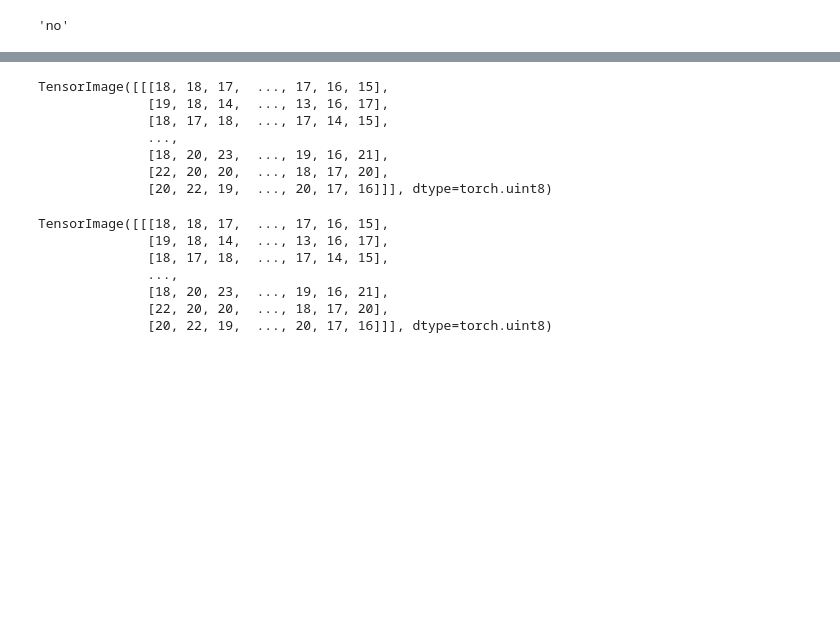
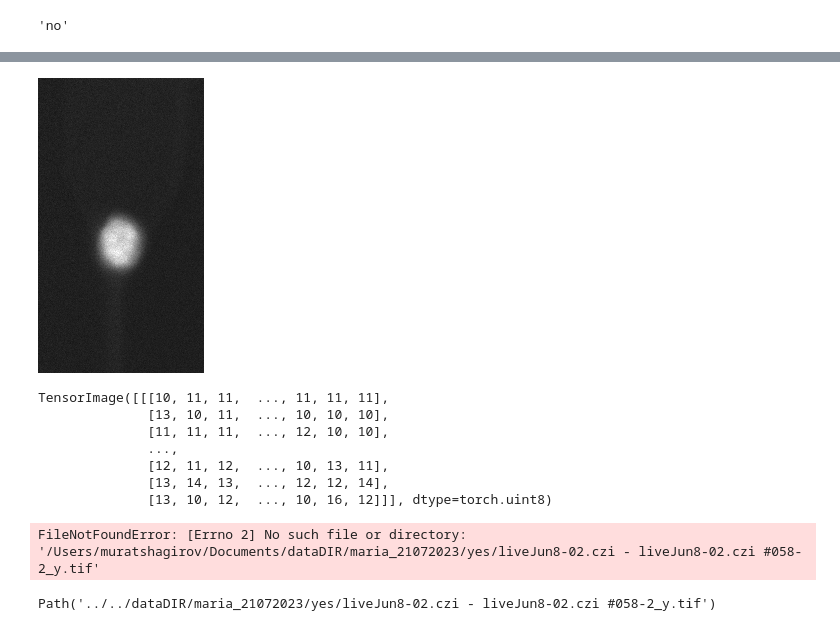
Before and after one commit to mshagirov/cell-migration-code, a Jupyter notebook: 0_fastai_info.ipynb, the cells around one changed output, grey strips where cells are left out. Drawn from its saved outputs; the diff is of its cells as text; code cells hidden in the pictures; blank space fills up the shorter version.

```diff
--- a/0_fastai_info.ipynb
+++ b/0_fastai_info.ipynb
@@ -49,13 +137 @@ Path('/mnt/mbi/images/micros/murat/dataDIR/maria_21072023/no/liveJun8-02.czi - l
-# %%
-import skimage.io
-
-def imread2pil(fpath):
-    '''
-    read the middle frame and convert to PIL image.
-    '''
-    im = skimage.io.imread(str(fpath))
-    # later need to add normalization for each channel,
-    # now only CH1 of CH:0-2
-    im = np.uint8( 255 * (im/im[:,:,:,1].max()) )
-    return PILImage.create(im[im.shape[0]//2][:,:,1])
 # %%
@@ -107,20 +179,22 @@ tconv = ToTensor()
+# %%
+pil_img_k = imread2pil(fn); pil_img_k
+# %% [output]
+[figure, added]
 # %%
-tconv(imread2pil(fn))
+tconv(pil_img_k)
 # %% [output]
-TensorImage([[[18, 18, 17,  ..., 17, 16, 15],
-              [19, 18, 14,  ..., 13, 16, 17],
-              [18, 17, 18,  ..., 17, 14, 15],
+TensorImage([[[10, 11, 11,  ..., 11, 11, 11],
+              [13, 10, 11,  ..., 10, 10, 10],
+              [11, 11, 11,  ..., 12, 10, 10],
               ...,
-              [18, 20, 23,  ..., 19, 16, 21],
-              [22, 20, 20,  ..., 18, 17, 20],
-              [20, 22, 19,  ..., 20, 17, 16]]], dtype=torch.uint8)
+              [12, 11, 12,  ..., 10, 13, 11],
+              [13, 14, 13,  ..., 12, 12, 14],
+              [13, 10, 12,  ..., 10, 16, 12]]], dtype=torch.uint8)
-# %%
-tconv(imgpil)
-# %% [output]
-TensorImage([[[18, 18, 17,  ..., 17, 16, 15],
-              [19, 18, 14,  ..., 13, 16, 17],
-              [18, 17, 18,  ..., 17, 14, 15],
-              ...,
-              [18, 20, 23,  ..., 19, 16, 21],
-              [22, 20, 20,  ..., 18, 17, 20],
-              [20, 22, 19,  ..., 20, 17, 16]]], dtype=torch.uint8)
+# %%
+pil_img_k = imread2pil(img_fns[230]); pil_img_k
+# %% [output]
+FileNotFoundError: [Errno 2] No such file or directory: '/Users/muratshagirov/Documents/dataDIR/maria_21072023/yes/liveJun8-02.czi - liveJun8-02.czi #058-2_y.tif'
+# %%
+img_fns[230]
+# %% [output]
+Path('../../dataDIR/maria_21072023/yes/liveJun8-02.czi - liveJun8-02.czi #058-2_y.tif')
```
Also changed, not shown: parts of 27 cells of this notebook, 2 other files.
